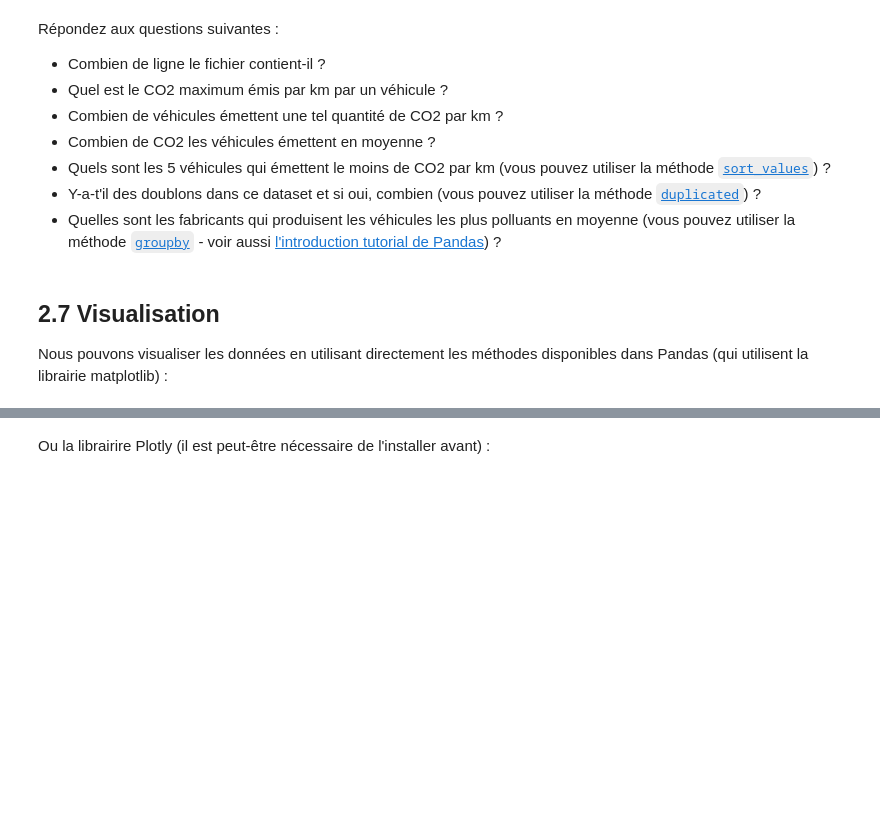
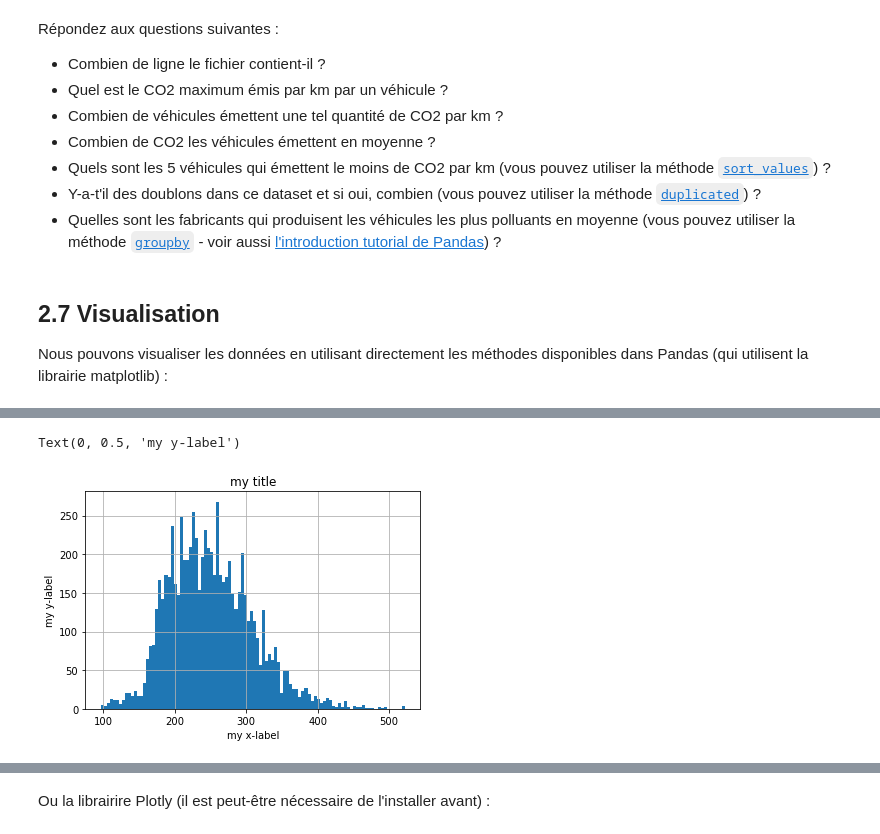
Before and after one commit to benjaminbertin/data-science-workshop-2022, a Jupyter notebook: notebooks/02-introduction-pandas.ipynb, the cells around one changed output, grey strips where cells are left out. Drawn from its saved outputs; the diff is of its cells as text; code cells hidden in the pictures; blank space fills up the shorter version.

```diff
--- a/notebooks/02-introduction-pandas.ipynb
+++ b/notebooks/02-introduction-pandas.ipynb
@@ -186,3 +375,6 @@ City and highway fuel consumption ratings are shown in litres per 100 kilometres
 The tailpipe emissions of carbon dioxide (in grams per kilometre) for combined city and highway driving
 # %% [markdown]
 Chargez le dataset contenu dans le fichier CO2 Emissions_Canada.csv dans une DataFrame avec la fonction [`pandas.read_csv`](https://pandas.pydata.org/docs/reference/api/pandas.read_csv.html) et affichez ses premières lignes :
+# %%
+df2 = pd.read_csv('/data/CO2_Emissions_Canada.csv')
+df2.head()
@@ -206,3 +454,9 @@ Nous pouvons visualiser les données en utilisant directement les méthodes disp
 # %%
-df['CO2 Emissions(g/km)'].hist(bins=100)    # distribution of CO2 emissions
+ax = df2['CO2 Emissions(g/km)'].hist(bins=100)    # distribution of CO2 emissions
+ax.set_title("my title")
+ax.set_xlabel("my x-label")
+ax.set_ylabel("my y-label")
+# %% [output]
+Text(0, 0.5, 'my y-label')
+[figure, added]
 # %%
```
Also changed, not shown: parts of 32 cells of this notebook, 4 other files.
